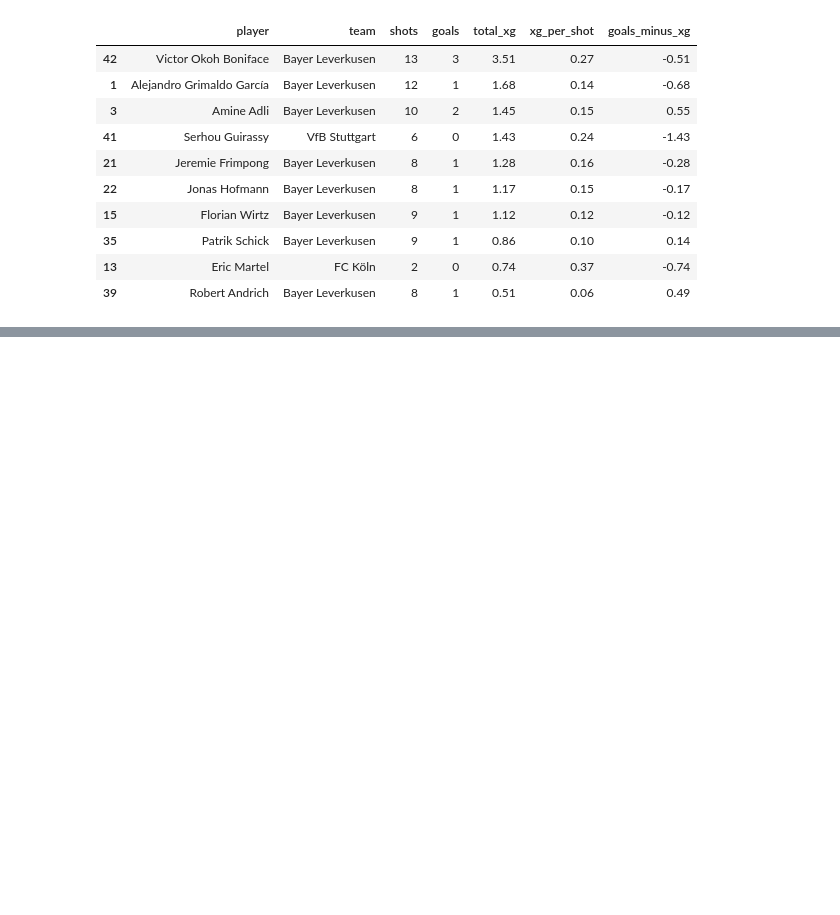
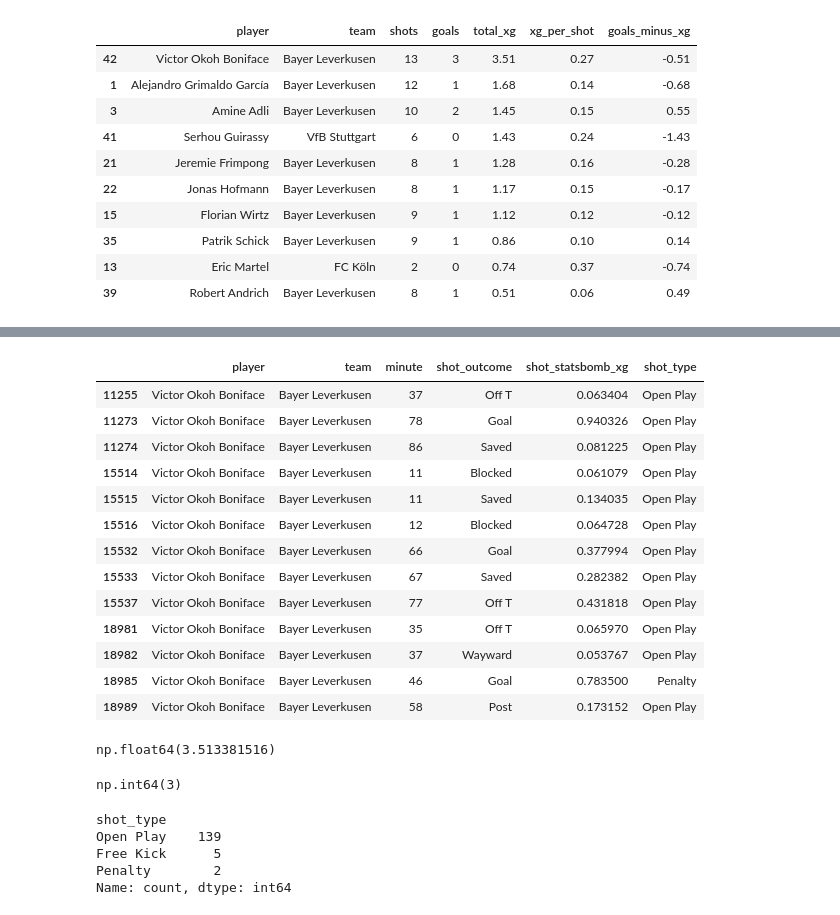
Before and after one commit to matheusmazeto/player-shooting-scout, a Jupyter notebook: notebooks/01_scout_finalizacoes.ipynb, the cells around one changed output, grey strips where cells are left out. Drawn from its saved outputs; the diff is of its cells as text; code cells hidden in the pictures; blank space fills up the shorter version.

```diff
--- a/notebooks/01_scout_finalizacoes.ipynb
+++ b/notebooks/01_scout_finalizacoes.ipynb
@@ -232,0 +245,48 @@ ranking_display.head(10)
+# %%
+player_name = ranking.iloc[0]["player"]
+
+player_shots = shots[
+    shots["player"].eq(player_name)
+]
+
+player_shots[
+    [
+        "player",
+        "team",
+        "minute",
+        "shot_outcome",
+        "shot_statsbomb_xg",
+        "shot_type",
+    ]
+]
+# %% [output]
+|  | player | team | minute | shot_outcome | shot_statsbomb_xg | shot_type |
+| 11255 | Victor Okoh Boniface | Bayer Leverkusen | 37 | Off T | 0.063404 | Open Play |
+| 11273 | Victor Okoh Boniface | Bayer Leverkusen | 78 | Goal | 0.940326 | Open Play |
+| 11274 | Victor Okoh Boniface | Bayer Leverkusen | 86 | Saved | 0.081225 | Open Play |
+| 15514 | Victor Okoh Boniface | Bayer Leverkusen | 11 | Blocked | 0.061079 | Open Play |
+| 15515 | Victor Okoh Boniface | Bayer Leverkusen | 11 | Saved | 0.134035 | Open Play |
+| 15516 | Victor Okoh Boniface | Bayer Leverkusen | 12 | Blocked | 0.064728 | Open Play |
+| 15532 | Victor Okoh Boniface | Bayer Leverkusen | 66 | Goal | 0.377994 | Open Play |
+| 15533 | Victor Okoh Boniface | Bayer Leverkusen | 67 | Saved | 0.282382 | Open Play |
+| 15537 | Victor Okoh Boniface | Bayer Leverkusen | 77 | Off T | 0.431818 | Open Play |
+| 18981 | Victor Okoh Boniface | Bayer Leverkusen | 35 | Off T | 0.065970 | Open Play |
+| 18982 | Victor Okoh Boniface | Bayer Leverkusen | 37 | Wayward | 0.053767 | Open Play |
+| 18985 | Victor Okoh Boniface | Bayer Leverkusen | 46 | Goal | 0.783500 | Penalty |
+| 18989 | Victor Okoh Boniface | Bayer Leverkusen | 58 | Post | 0.173152 | Open Play |
+# %%
+player_shots["shot_statsbomb_xg"].sum()
+# %% [output]
+np.float64(3.513381516)
+# %%
+player_shots["is_goal"].sum()
+# %% [output]
+np.int64(3)
+# %%
+shots["shot_type"].value_counts(dropna=False)
+# %% [output]
+shot_type
+Open Play    139
+Free Kick      5
+Penalty        2
+Name: count, dtype: int64
```
Also changed, not shown: parts of 3 cells of this notebook.
